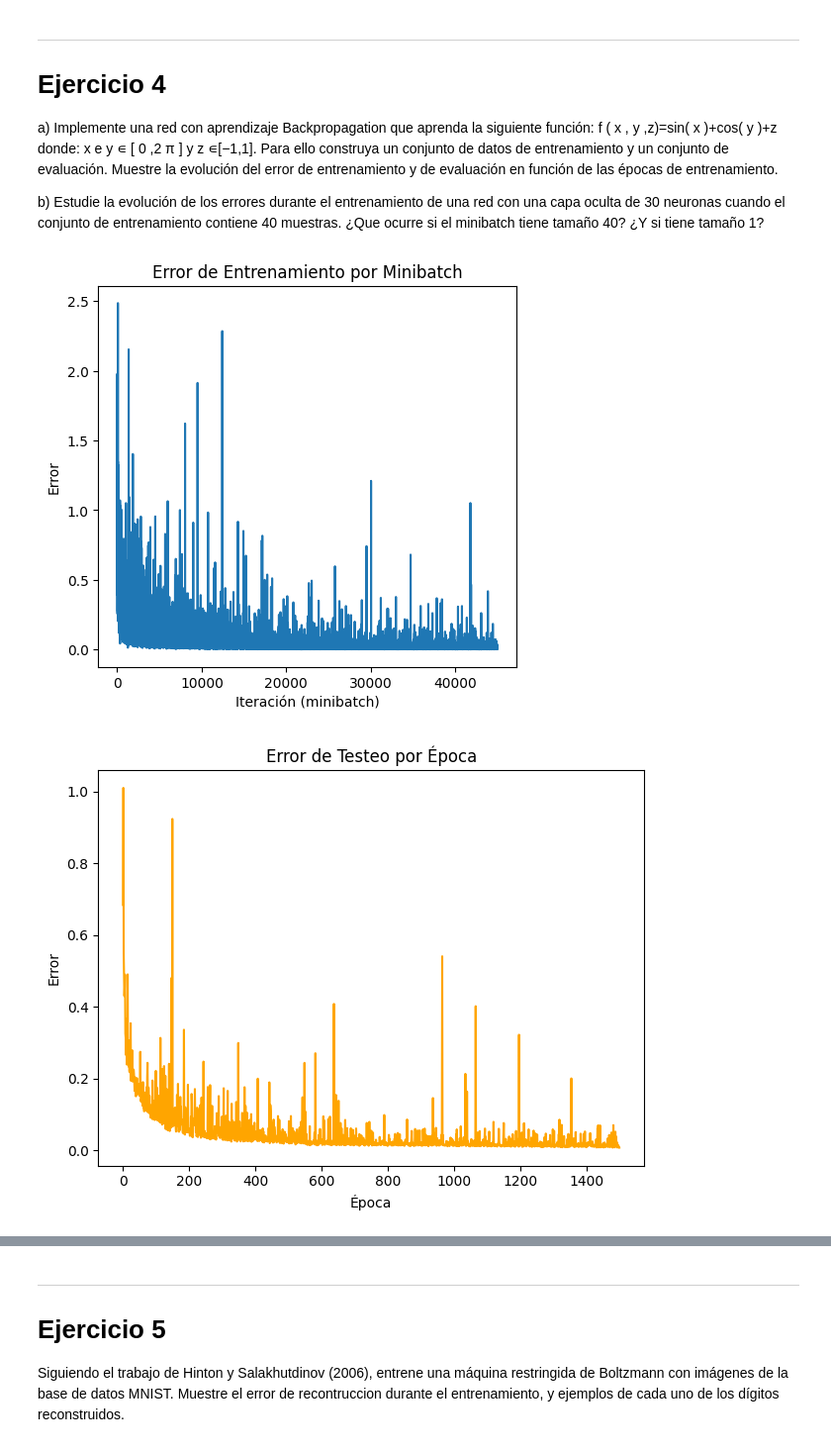
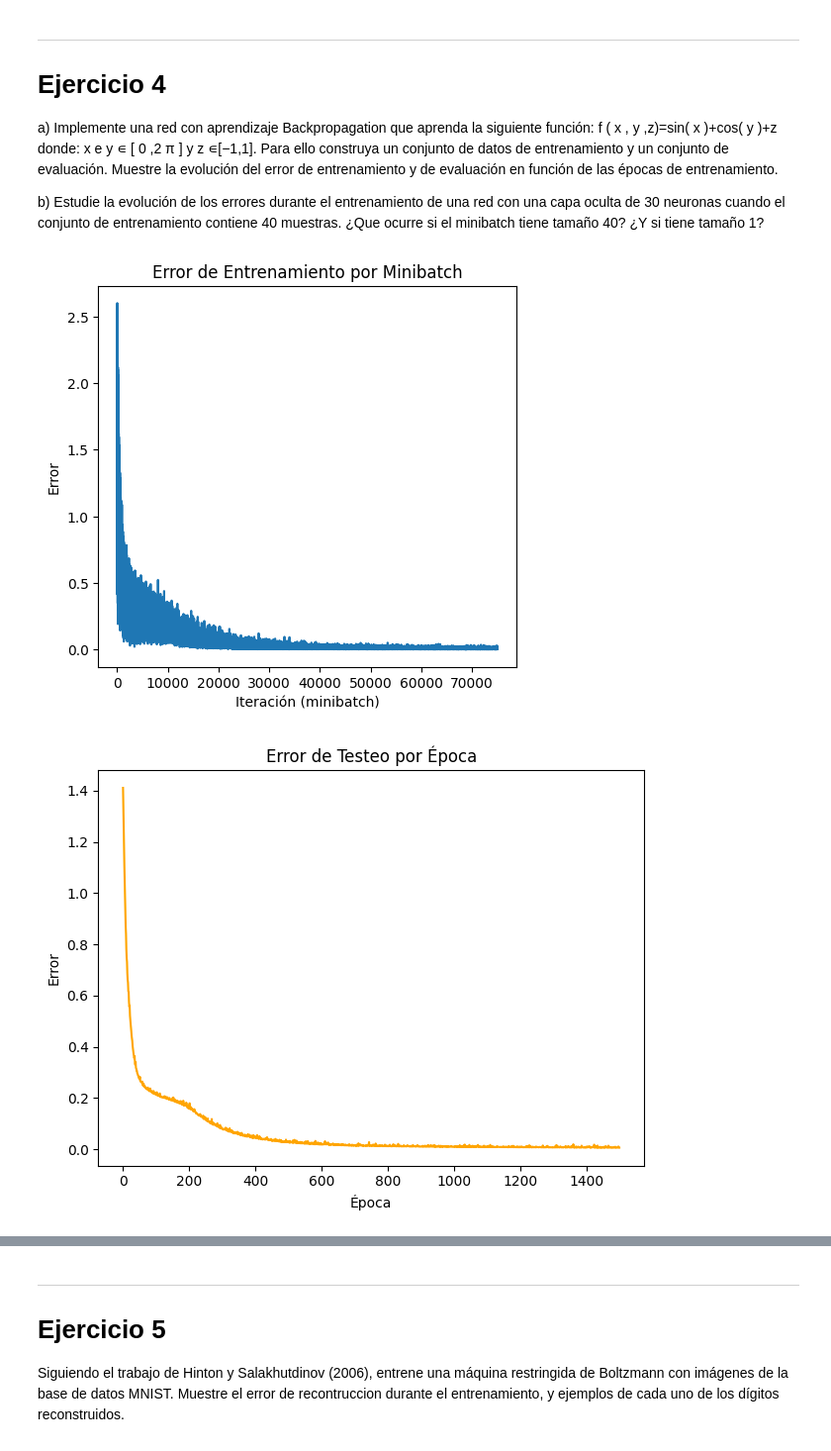
Before and after one commit to Milidoni0cris/Redes-Neuronales, a Jupyter notebook: TP2/TP2.ipynb, the cells around one changed output, grey strips where cells are left out. Shown at 99% size. Drawn from its saved outputs; the diff is of its cells as text; code cells hidden in the pictures.

```diff
--- a/TP2/TP2.ipynb
+++ b/TP2/TP2.ipynb
@@ -590,32 +590,32 @@ muestras. ¿Que ocurre si el minibatch tiene tamaño 40? ¿Y si tiene tamaño 1?
 # %%
 
 # Generar datos de entrenamiento y evaluación
 def generate_data(n_samples):
     x = np.random.uniform(0, 2 * np.pi, n_samples)
     y = np.random.uniform(0, 2 * np.pi, n_samples)
     z = np.random.uniform(-1, 1, n_samples)
     f = np.sin(x) + np.cos(y) + z
     return np.column_stack((x, y, z)), f.reshape(-1, 1)
 
 # Inicializar y entrenar la red
-X_train, y_train = generate_data(300)
-X_test, y_test = generate_data(100)
+X_train, y_train = generate_data(500)
+X_test, y_test = generate_data(200)
 
 # En la inicialización de la red, especifica la función lineal para la última capa
 mlp = MultilayerPerceptron(
     layer_sizes=[3, 30, 1],
     activation_function=tanh,
     activation_derivative=tanh_derivative,
-    learning_rate=0.01,
+    learning_rate=0.0007,
     isLinearOut= True
 )
 
 # Entrenamiento con minibatch de 1 (SGD)
 mlp.train_minibatch(X_train, y_train, X_test, y_test, epochs=1500, batch_size=10)
 mlp.plot_errors_function()
 
 # Evaluar y graficar la salida obtenida vs. salida deseada en el testeo
 mlp.plot_scatter(X_test, y_test)
 # %% [output]
-[figure, old version]
+[figure, new version]
-[figure, old version]
+[figure, new version]
```
Also changed, not shown: parts of 18 cells of this notebook, 22 other files.
